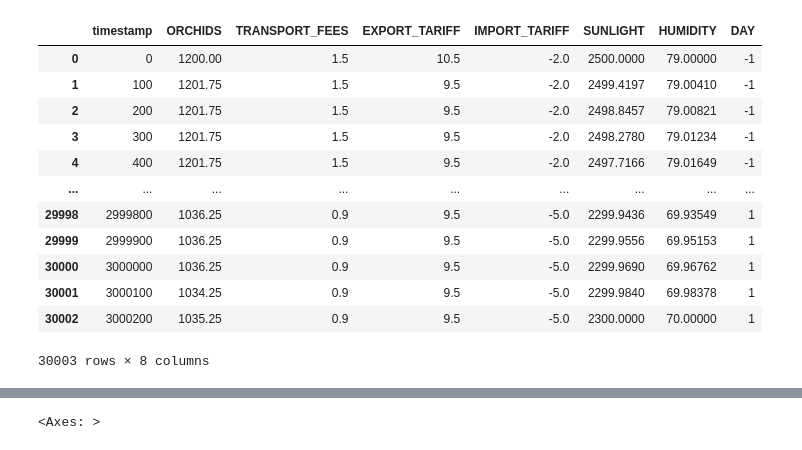
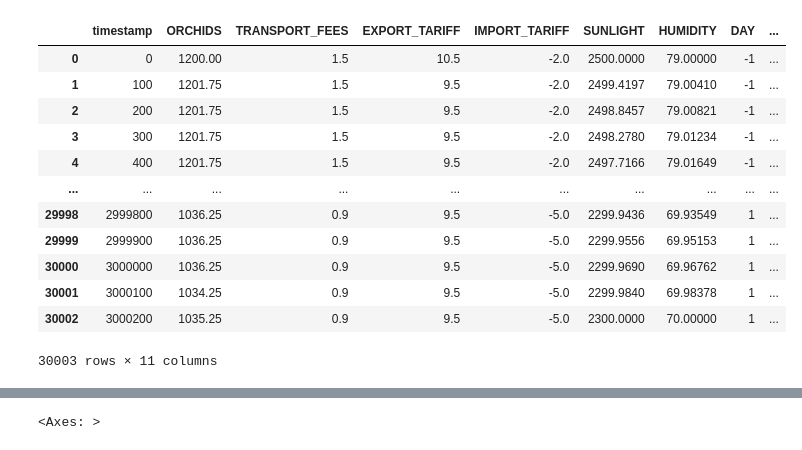
Before and after one commit to lrsb/imc-prosperity-2, a Jupyter notebook: round2/lrsb/notebook.ipynb, the cells around one changed output, grey strips where cells are left out. Cells and saved outputs as stored; diff of their text form; code cells hidden in the pictures.

```diff
--- a/round2/lrsb/notebook.ipynb
+++ b/round2/lrsb/notebook.ipynb
@@ -1,33 +1,37 @@
 # %%
 import numpy as np
 import pandas as pd
 
 prices = []
 
 last_timestamp = -100
 for day in range(-1, 2):
     p = pd.read_csv(f'../../data/prices_round_2_day_{day}.csv', sep=';')
     p['timestamp'] = p['timestamp'] + last_timestamp + 100
     prices.append(p)
 
     last_timestamp = np.max(p['timestamp'])
 
 prices = pd.concat(prices, axis=0, ignore_index=True)
+prices['BID'] = prices['ORCHIDS'] - prices['TRANSPORT_FEES'] - prices['EXPORT_TARIFF']
+prices['ASK'] = prices['ORCHIDS'] + prices['TRANSPORT_FEES'] + prices['IMPORT_TARIFF']
+prices['SPREAD'] = prices['ASK'] - prices['BID']
+
 prices
 # %% [output]
-|  | timestamp | ORCHIDS | TRANSPORT_FEES | EXPORT_TARIFF | IMPORT_TARIFF | SUNLIGHT | HUMIDITY | DAY |
-| 0 | 0 | 1200.00 | 1.5 | 10.5 | -2.0 | 2500.0000 | 79.00000 | -1 |
-| 1 | 100 | 1201.75 | 1.5 | 9.5 | -2.0 | 2499.4197 | 79.00410 | -1 |
-| 2 | 200 | 1201.75 | 1.5 | 9.5 | -2.0 | 2498.8457 | 79.00821 | -1 |
-| 3 | 300 | 1201.75 | 1.5 | 9.5 | -2.0 | 2498.2780 | 79.01234 | -1 |
-| 4 | 400 | 1201.75 | 1.5 | 9.5 | -2.0 | 2497.7166 | 79.01649 | -1 |
-| ... | ... | ... | ... | ... | ... | ... | ... | ... |
-| 29998 | 2999800 | 1036.25 | 0.9 | 9.5 | -5.0 | 2299.9436 | 69.93549 | 1 |
-| 29999 | 2999900 | 1036.25 | 0.9 | 9.5 | -5.0 | 2299.9556 | 69.95153 | 1 |
-| 30000 | 3000000 | 1036.25 | 0.9 | 9.5 | -5.0 | 2299.9690 | 69.96762 | 1 |
-| 30001 | 3000100 | 1034.25 | 0.9 | 9.5 | -5.0 | 2299.9840 | 69.98378 | 1 |
-| 30002 | 3000200 | 1035.25 | 0.9 | 9.5 | -5.0 | 2300.0000 | 70.00000 | 1 |
+|  | timestamp | ORCHIDS | TRANSPORT_FEES | EXPORT_TARIFF | IMPORT_TARIFF | SUNLIGHT | HUMIDITY | DAY | ... |
+| 0 | 0 | 1200.00 | 1.5 | 10.5 | -2.0 | 2500.0000 | 79.00000 | -1 | ... |
+| 1 | 100 | 1201.75 | 1.5 | 9.5 | -2.0 | 2499.4197 | 79.00410 | -1 | ... |
+| 2 | 200 | 1201.75 | 1.5 | 9.5 | -2.0 | 2498.8457 | 79.00821 | -1 | ... |
+| 3 | 300 | 1201.75 | 1.5 | 9.5 | -2.0 | 2498.2780 | 79.01234 | -1 | ... |
+| 4 | 400 | 1201.75 | 1.5 | 9.5 | -2.0 | 2497.7166 | 79.01649 | -1 | ... |
+| ... | ... | ... | ... | ... | ... | ... | ... | ... | ... |
+| 29998 | 2999800 | 1036.25 | 0.9 | 9.5 | -5.0 | 2299.9436 | 69.93549 | 1 | ... |
+| 29999 | 2999900 | 1036.25 | 0.9 | 9.5 | -5.0 | 2299.9556 | 69.95153 | 1 | ... |
+| 30000 | 3000000 | 1036.25 | 0.9 | 9.5 | -5.0 | 2299.9690 | 69.96762 | 1 | ... |
+| 30001 | 3000100 | 1034.25 | 0.9 | 9.5 | -5.0 | 2299.9840 | 69.98378 | 1 | ... |
+| 30002 | 3000200 | 1035.25 | 0.9 | 9.5 | -5.0 | 2300.0000 | 70.00000 | 1 | ... |
-30003 rows × 8 columns
+30003 rows × 11 columns
 # %%
 (prices['TRANSPORT_FEES'] + prices['IMPORT_TARIFF']).plot()
 (prices['TRANSPORT_FEES'] + prices['EXPORT_TARIFF']).plot()
```
Also changed, not shown: parts of 1 cell of this notebook, 7 other files.
